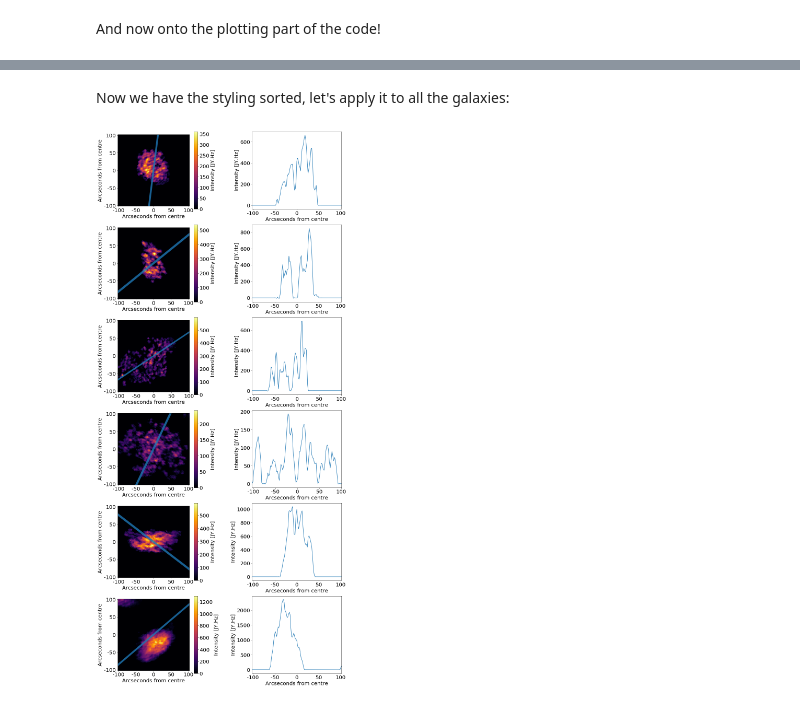
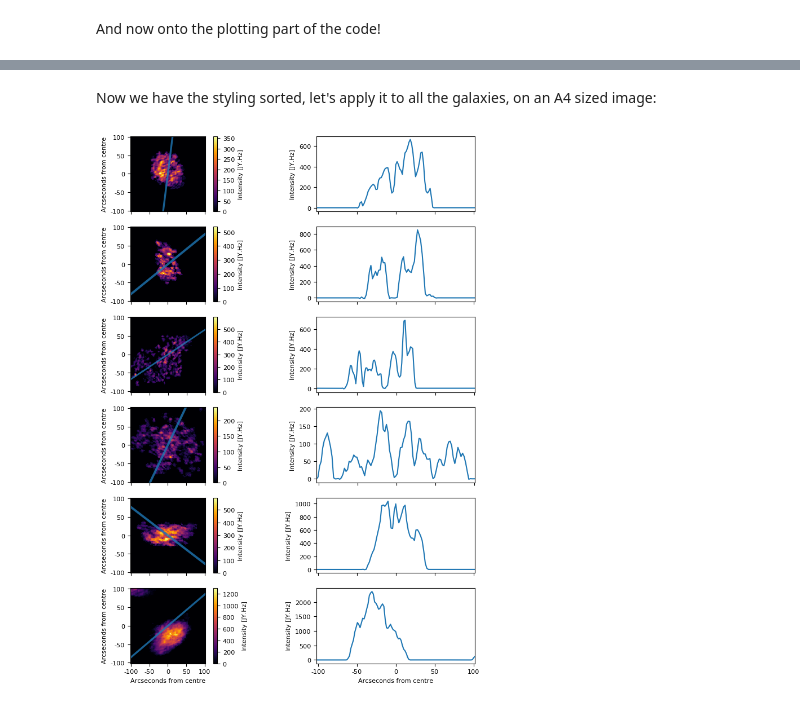
Before and after one commit to tingard/HI-plots-for-Lucy, a Jupyter notebook: main.ipynb, the cells around one changed output, grey strips where cells are left out. Saved outputs shown, nothing was run; the diff lists cells and outputs as text; code cells hidden in the pictures.

```diff
--- a/main.ipynb
+++ b/main.ipynb
@@ -165,5 +53,3 @@ Little helper function:
-# %%
-matplotlib.rcParams.update({'font.size': 20})
 # %% [markdown]
 Test run for the first galaxy for styling choices
 # %%
@@ -189,3 +77,5 @@ middle = np.add.reduce(
+# %%
+toRad = lambda angle: np.pi * angle / 180
 # %% [markdown]
 And now onto the plotting part of the code!
 # %%
@@ -276,5 +166,7 @@ plt.savefig('example.png', bbox_inches='tight')
 # %% [markdown]
-Now we have the styling sorted, let's apply it to all the galaxies:
+Now we have the styling sorted, let's apply it to all the galaxies, on an A4 sized image:
+# %%
+matplotlib.rcParams.update({'font.size': 8})
 # %%
 def makeGalaxyObject(galaxy):
     # Open the FITS file
@@ -305,7 +197,7 @@ def makeGalaxyObject(galaxy):
         'middle': middle
     }
 # %%
-fig = plt.figure(figsize=(14, 6 * len(df)))
+fig = plt.figure(figsize=(8.27, 11.69), dpi=100)
 n = 60
 for rowIndex in range(len(df)):
     galaxy = makeGalaxyObject(df.iloc[rowIndex])
@@ -359,39 +251,46 @@ for rowIndex in range(len(df)):
     ax.set_yticklabels(yticks)
 
     # axis labels
-    ax.set_xlabel('Arcseconds from centre')
+    if rowIndex == len(df) - 1:
+        ax.set_xlabel('Arcseconds from centre')
+    else:
+        plt.setp(ax.get_xticklabels(), visible=False)
     ax.set_ylabel('Arcseconds from centre')
 
     # setting limits to crop our image
     ax.set_xlim(lowerCrop[0], upperCrop[0])
     ax.set_ylim(lowerCrop[1], upperCrop[1])
 
     # adjust the positioning so we can fit the colorbar in
     fig.subplots_adjust(left=0.1, bottom=0.1, right=0.95, top=0.9, wspace=0.5)
 
     # add the colorbar axes
     cbar = plt.colorbar()
     cbar.set_label('Intensity [JY.Hz]')
 
     # Now for the second panel
     plt.subplot(len(df), 2, rowIndex*2 + 2)
     ax = plt.gca()
 
     # Plot the array we've calculated
     ax.plot(galaxy['middle'])
 
     # Set the xticks
     ax.set_xticks(xticks / galaxy['pixel size'] + galaxy['rotatedCenter'][0])
     ax.set_xticklabels(xticks)
 
     # Set the limit
     ax.set_xlim(rotatedLowerCrop[0], rotatedUpperCrop[0])
 
     # And axis label!
-    ax.set_xlabel('Arcseconds from centre')
     ax.set_ylabel('Intensity [JY.Hz]')
+
+    if rowIndex == len(df) - 1:
+        ax.set_xlabel('Arcseconds from centre')
+    else:
+        plt.setp(ax.get_xticklabels(), visible=False)
 
 # Save the output
 plt.savefig('mosaic.png', bbox_inches='tight')
 # %% [output]
-[figure, old version]
+[figure, new version]
```
Also changed, not shown: parts of 4 cells of this notebook, 1 other file.
